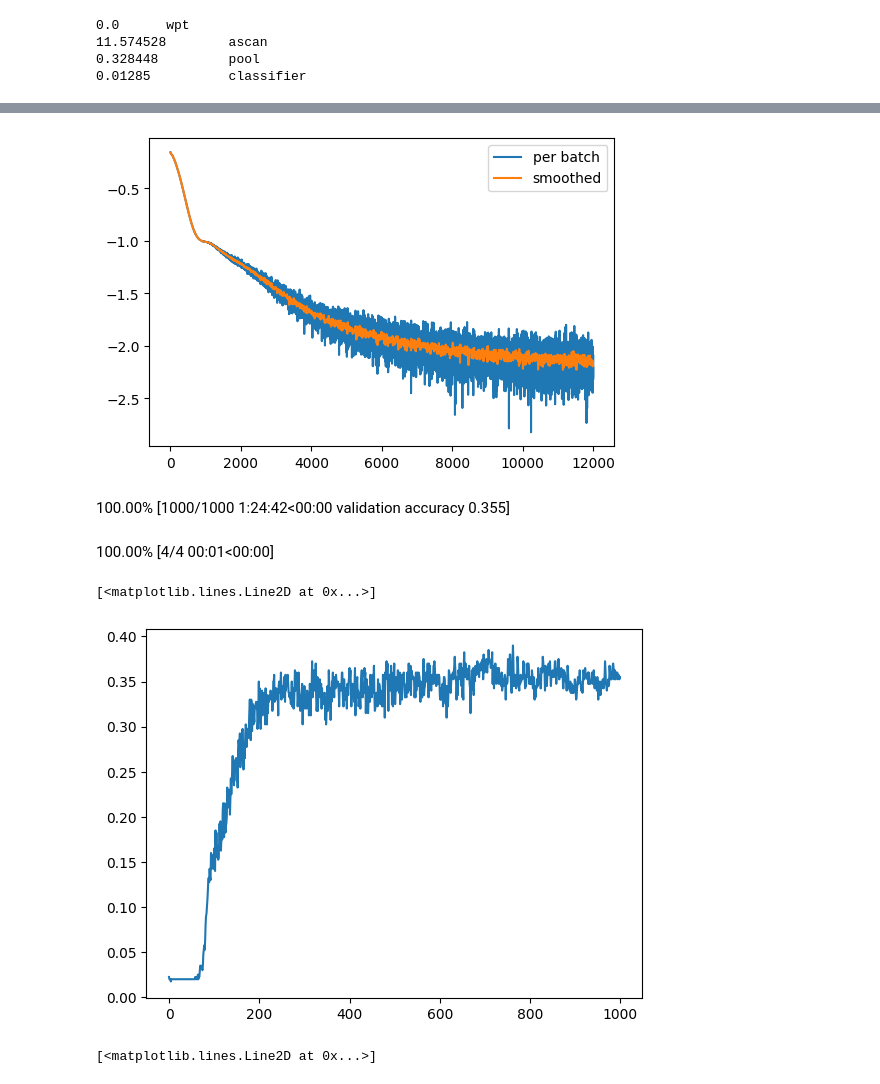
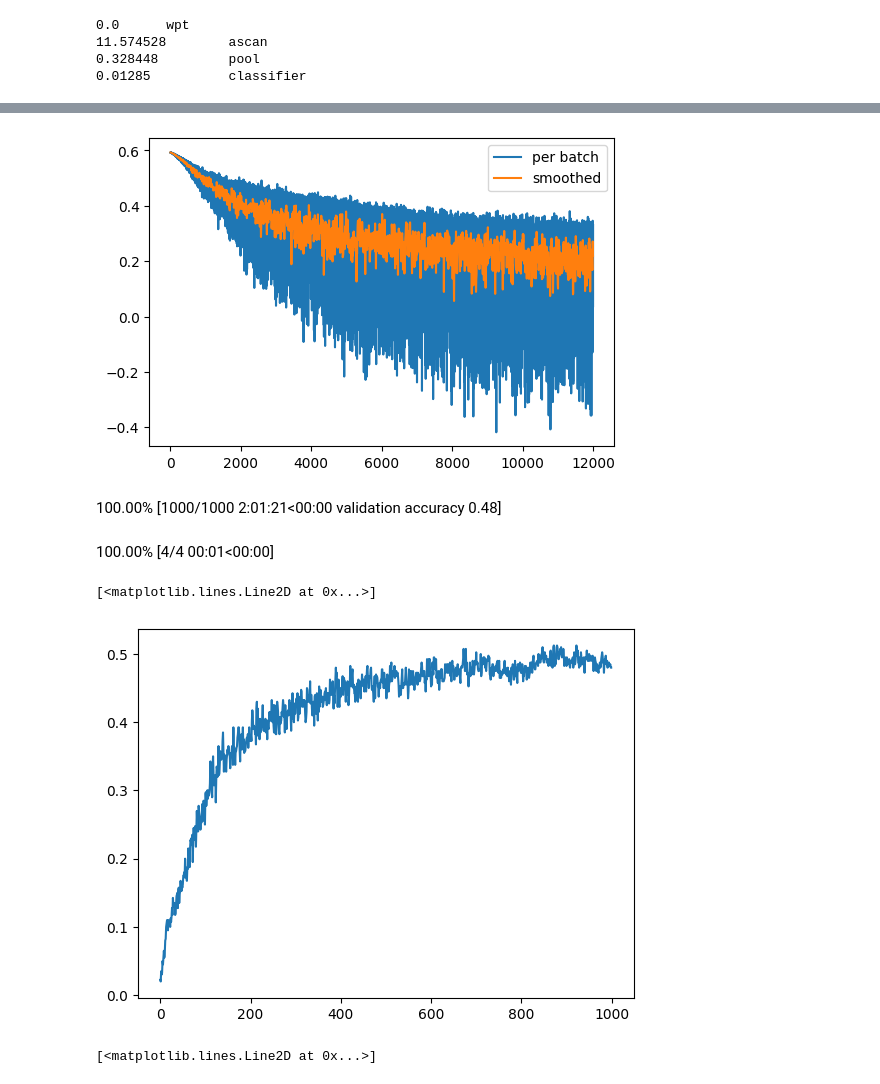
Before and after one commit to danjacobellis/tft, a Jupyter notebook: train/esc50.ipynb, the cells around one changed output, grey strips where cells are left out. Cells and saved outputs as stored; diff of their text form; code cells hidden in the pictures.

```diff
--- a/train/esc50.ipynb
+++ b/train/esc50.ipynb
@@ -186,15 +187,17 @@ for name, module in model.named_children():
 0.328448         pool
 0.01285          classifier
 # %%
+mix_transforms = [
+    CutMix(num_classes=config.classifier_num_classes, alpha=1.),
+    MixUp(num_classes=config.classifier_num_classes, alpha=1.)
+]
 rand_crop = RandomCrop(
     size=(1,config.crop_size),
     pad_if_needed=True,
 )
-
 cent_crop = CenterCrop(
     size=(1,config.crop_size),
 )
-
 def train_collate_fn(batch):
     B = len(batch)
     x = torch.zeros((B, config.channels, 1, config.crop_size), dtype=torch.float)
@@ -214,14 +217,6 @@ def valid_collate_fn(batch):
         x_raw, fs = torchaudio.load(uri = sample['opus']['bytes'],normalize=False)
         x[i_sample,:,:,:] = cent_crop(x_raw.unsqueeze(0).unsqueeze(0))
     return x[:,:,0,:], y
-
-def create_multi_hot_labels(batch_of_label_indices, num_classes):
-    batch_size = len(batch_of_label_indices)
-    labels = torch.zeros(batch_size, num_classes, dtype=torch.float32)
-    for i, sample_labels in enumerate(batch_of_label_indices):
-        indices = torch.tensor(sample_labels, dtype=torch.long)
-        labels[i].scatter_(0, indices, 1.0)
-    return labels
 # %%
 optimizer = Mars(
     params=model.parameters(),
@@ -276,10 +271,13 @@ for i_epoch in mb:
     )
     pb = progress_bar(dataloader_train, parent=mb)
     for i_batch, (x,y) in enumerate(pb):
-        x = x.to(device)
-        y = create_multi_hot_labels(y, config.classifier_num_classes).to(device)
+        x = x.unsqueeze(1).to(device)
+        y = torch.tensor(y).to(torch.long).to(device)
+        for mix_transform in mix_transforms:
+            x, y = mix_transform(x, y)
+        x = x[:,0]
         logits = model(x)
-        loss = torch.nn.BCEWithLogitsLoss()(logits, y)
+        loss = torch.nn.CrossEntropyLoss()(logits, y)
 
         train_loss.append(loss.item())
         loss.backward()
@@ -307,46 +305,46 @@ for i_epoch in mb:
     valid_acc.append(0)
     data_loader_valid = torch.utils.data.DataLoader(
         dataset['validation'],
         batch_size=config.batch_size,
         shuffle=False,
         num_workers=config.num_workers,
         drop_last=False,
         pin_memory=True,
         collate_fn=valid_collate_fn
     )
     pb_valid = progress_bar(data_loader_valid, parent=mb)
     for i_batch, (x, y) in enumerate(pb_valid):
         x = x.to(device)
         y = torch.tensor(y).to(torch.long).to(device)
         with torch.no_grad():
             logits = model(x)
         valid_acc[i_epoch] += torch.sum(logits.argmax(dim=1) == y).item()
     valid_acc[i_epoch] /= dataset['validation'].num_rows
     mb.main_bar.comment = f'validation accuracy {valid_acc[i_epoch]:.4g}'
 
     torch.save({
         'i_epoch': i_epoch,
         'learning_rates': learning_rates,
         'smoothed_y': smoothed_y,
         'valid_acc': valid_acc,
         'config': config,
         'model_state_dict': model.state_dict(),
     }, f"log_{device}.pth")
 # %% [output]
 [interactive output not drawn]
-[figure, old version]
+[figure, new version]
 # %%
 display(HTML(mb.main_bar.progress))
 display(HTML(mb.child.progress))
 # %% [output]
-100.00% [1000/1000 1:24:42<00:00 validation accuracy 0.355]
+100.00% [1000/1000 2:01:21<00:00 validation accuracy 0.48]
 100.00% [4/4 00:01<00:00]
 # %%
 plt.plot(valid_acc)
 # plt.ylim([0.9,1.0])
 # %% [output]
 [<matplotlib.lines.Line2D at 0x...>]
-[figure, old version]
+[figure, new version]
 # %%
 plt.semilogy(learning_rates)
 # %% [output]
```
Also changed, not shown: parts of 4 cells of this notebook.
